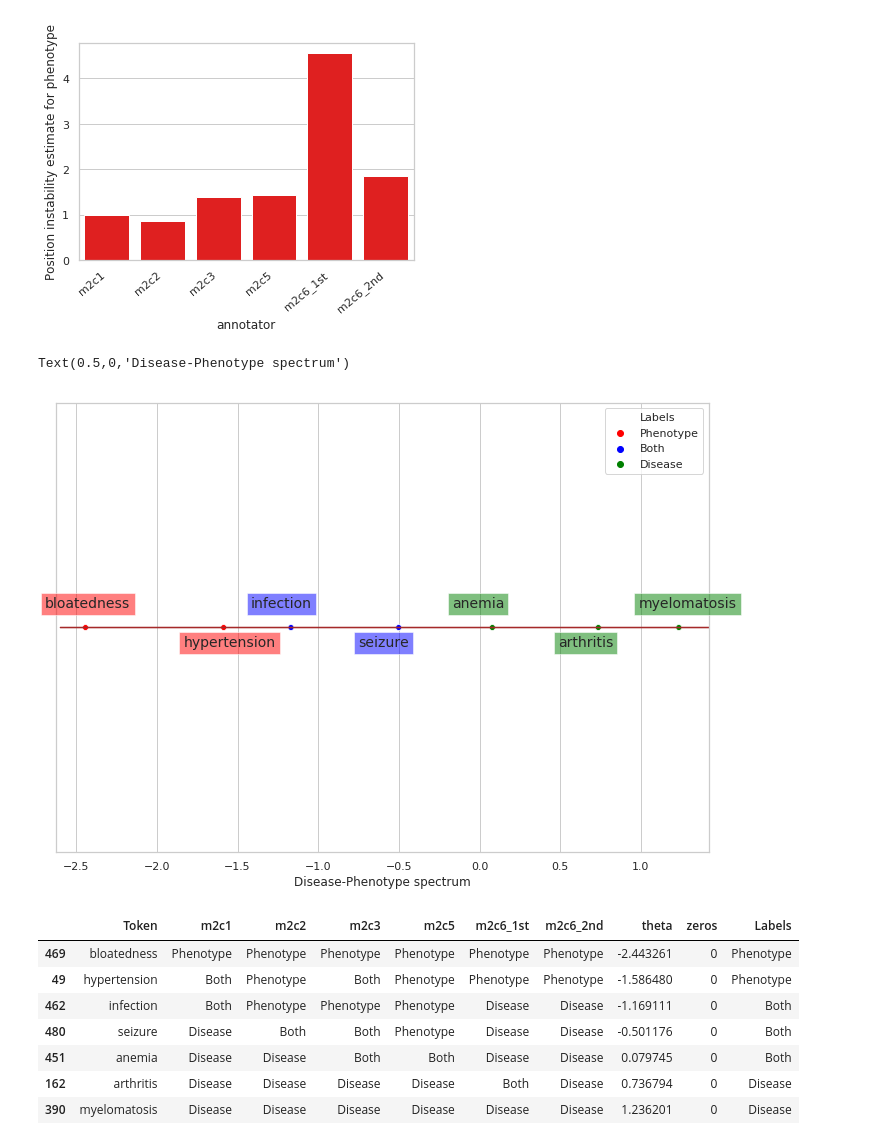
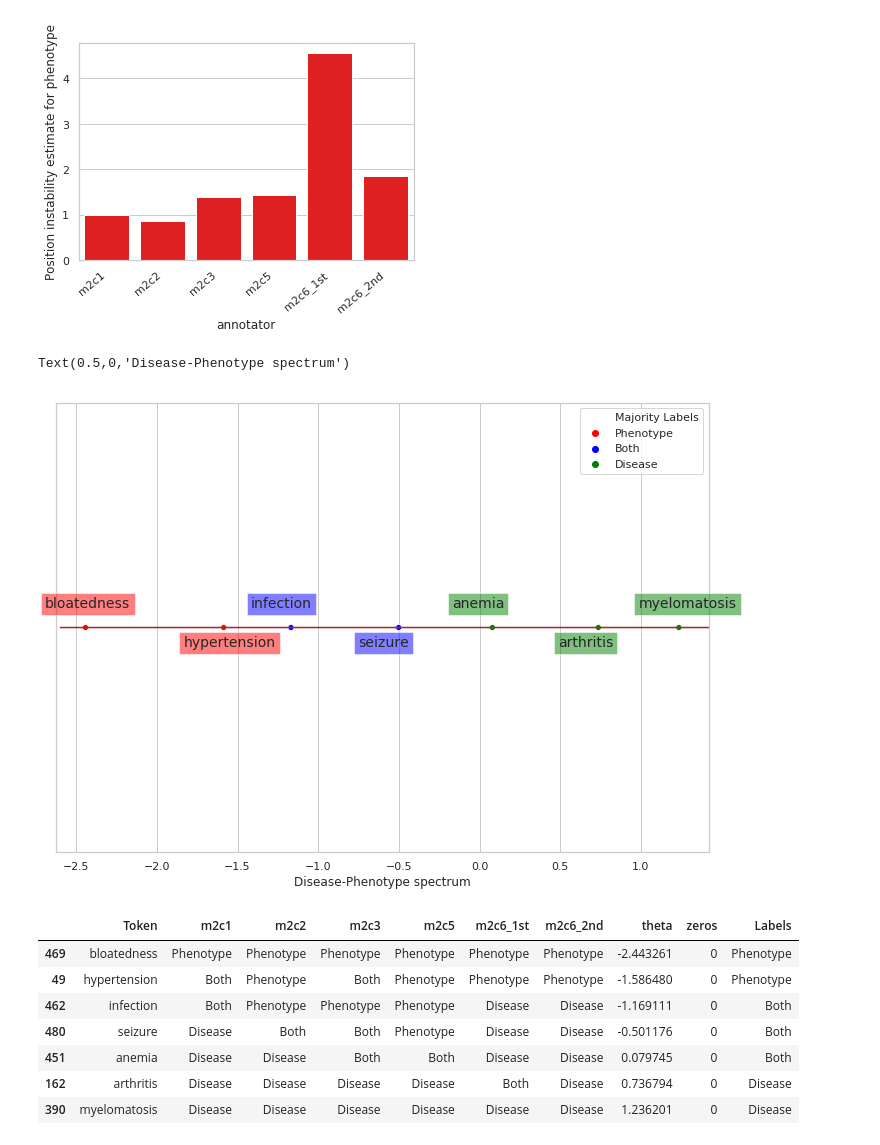
Before and after one commit to AkshitaB/scripps, a Jupyter notebook: graphical/IdealPointNamed.ipynb, the cells around one changed output. Cells and saved outputs as stored; diff of their text form; code cells hidden in the pictures.

Commit message:
bug fix, getting new labels

```diff
--- a/graphical/IdealPointNamed.ipynb
+++ b/graphical/IdealPointNamed.ipynb
@@ -593,31 +595,31 @@ def plot_theta_tokens(pos_annos):
 # %%
 new_pos = pos[(pos['Token'] == 'bloatedness') | (pos['Token'] == 'seizure') | (pos['Token'] == 'infection') | (pos['Token'] == 'arthritis') | (pos['Token'] == 'hypertension') | (pos['Token'] == 'anemia') | (pos['Token'] == 'myelomatosis')].drop_duplicates(['Token'])
 new_pos.sort_values('theta', inplace=True)
-new_pos['Labels'] = ['Phenotype', 'Phenotype', 'Both', 'Both', 'Disease', 'Disease', 'Disease']
+new_pos['Majority Labels'] = ['Phenotype', 'Phenotype', 'Both', 'Both', 'Disease', 'Disease', 'Disease']
 
 new_pos.reset_index()
 a4_dims = (11.7, 8.27)
 fig, ax = plt.subplots(figsize=a4_dims)
 
 palette={'Disease':'green', 'Phenotype':'red', 'Both':'blue'}
-ax = sns.scatterplot(x="theta", y="zeros", data=new_pos, hue="Labels", \
+ax = sns.scatterplot(x="theta", y="zeros", data=new_pos, hue="Majority Labels", \
                      palette=palette) #, \
                      #hue_order=['Disease', 'Both', 'Phenotype'])
 
 ax.get_yaxis().set_visible(False)
 
 mult = 1
 pick = {'Disease':'green', 'Phenotype':'red', 'Both':'blue'}
 for index, row in new_pos.iterrows():
-    color = pick[row['Labels']]
+    color = pick[row['Majority Labels']]
     ax.text(row['theta']-0.25, 0.00007*mult, row['Token'], bbox = dict(facecolor=color, alpha=0.5), fontsize=14)
     mult *= -1
 
 ax.arrow(-2.6, 0, 4.1, 0, head_width=0.00006, head_length=0.00002, width=0.000002, fc='brown', ec='brown')
 ax.set_xlabel('Disease-Phenotype spectrum')
 # %% [output]
 Text(0.5,0,'Disease-Phenotype spectrum')
-[figure, old version]
+[figure, new version]
 # %%
 new_pos
 # %% [output]
```
Also changed, not shown: parts of 2 cells of this notebook, 6 other files.
